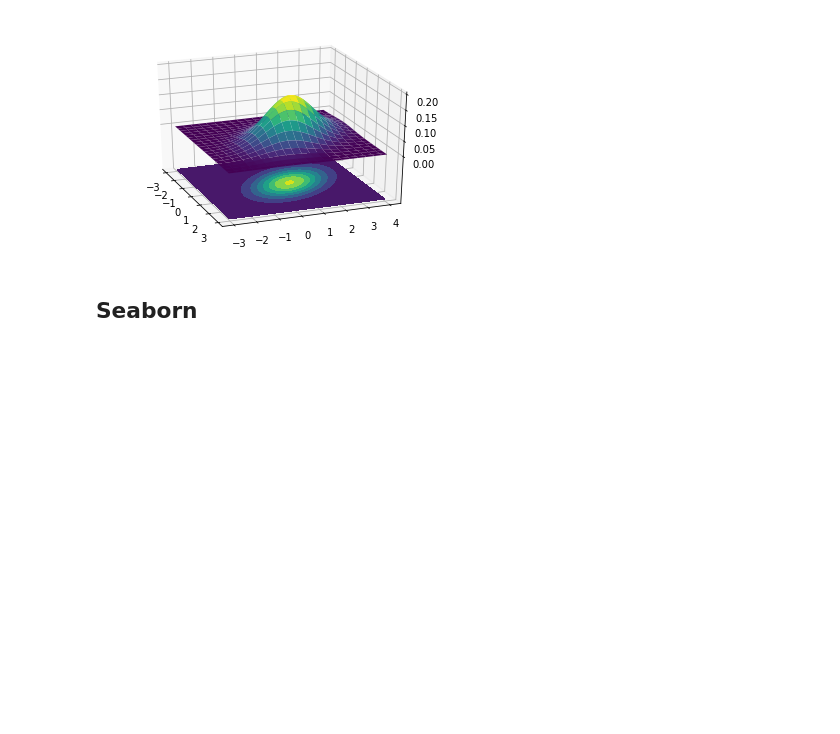
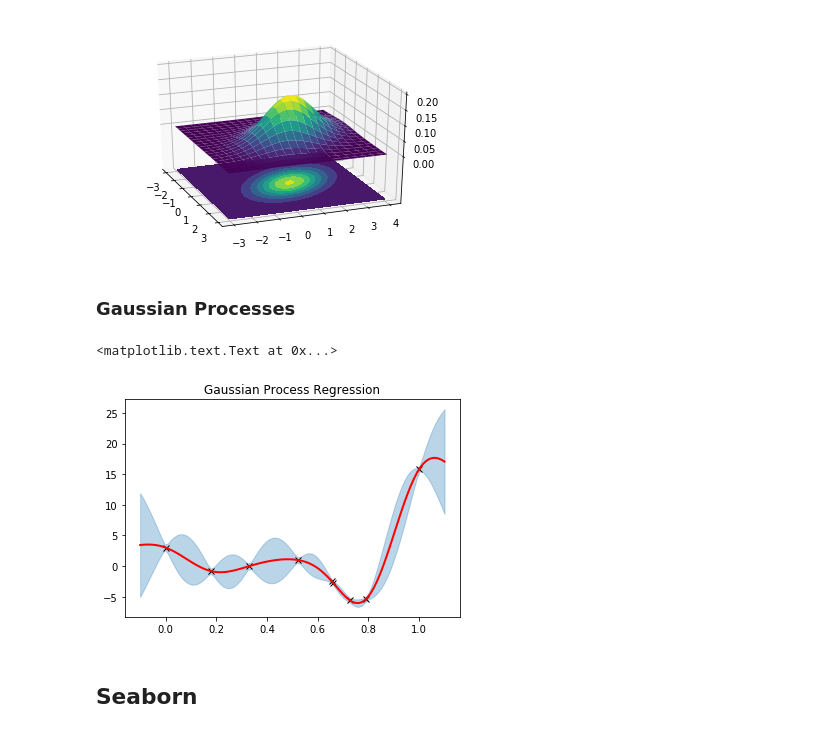
Before and after one commit to jpchen/makeplot, a Jupyter notebook: plots.ipynb, the cells around one changed output. Drawn from its saved outputs; the diff is of its cells as text; code cells hidden in the pictures; blank space fills up the shorter version.

Commit message:
add gp plot

```diff
--- a/plots.ipynb
+++ b/plots.ipynb
@@ -152,6 +153,27 @@ ax.view_init(27, -21)
 plt.show()
 # %% [output]
 [figure]
+# %% [markdown]
+### Gaussian Processes
+# %%
+# code borrowed from http://pyro.ai/examples/bo.html
+import json
+
+with open('gp_data.json', 'r') as f:
+    data = json.load(f)
+x, y, loc, var = map(data.__getitem__, ['x', 'y', 'loc', 'var'])
+x, y, loc, var = map(np.array, [x, y, loc, var])
+Xnew = torch.linspace(-0.1, 1.1)
+plt.plot(x, y, "kx")  # plot all observed data
+with torch.no_grad():
+    sd = np.sqrt(var)
+    plt.plot(Xnew.numpy(), loc, "r", lw=2)  # plot predictive mean
+    plt.fill_between(Xnew.numpy(), loc - 2*sd, loc + 2*sd,
+                     color="C0", alpha=0.3)  # plot uncertainty intervals
+plt.title("Gaussian Process Regression")
+# %% [output]
+<matplotlib.text.Text at 0x...>
+[figure, added]
 # %% [markdown]
 ## Seaborn
 # %% [markdown]
```
Also changed, not shown: parts of 1 cell of this notebook, 2 other files.
